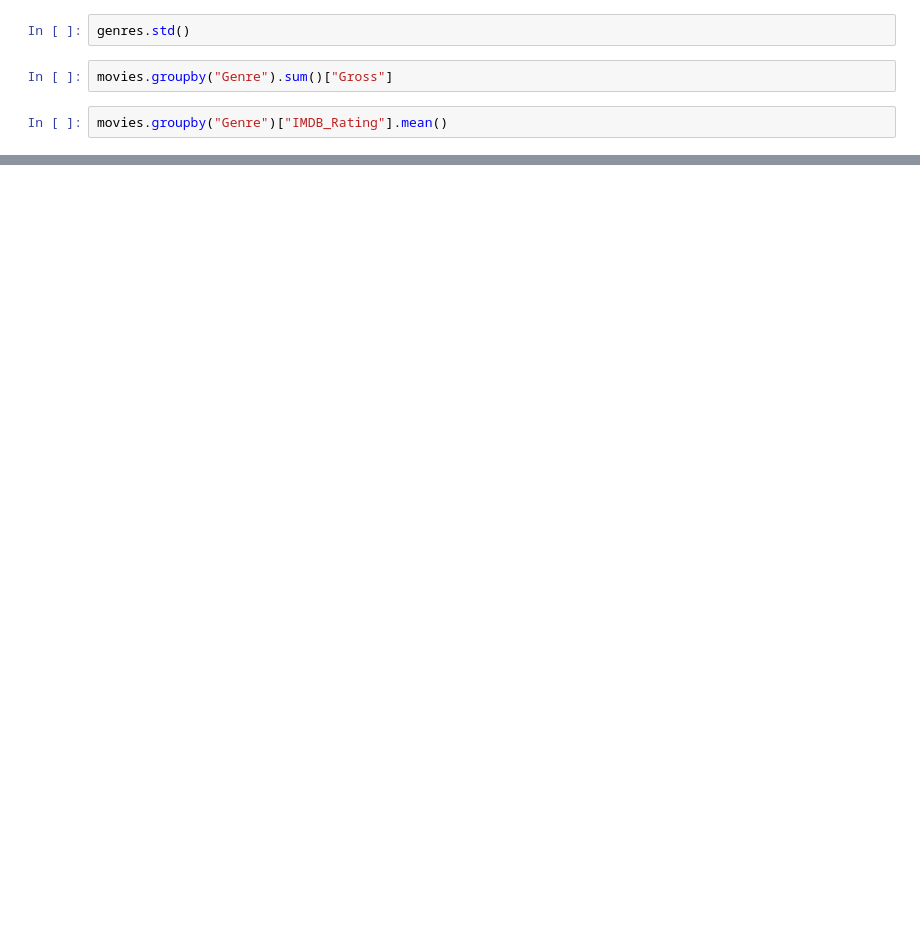
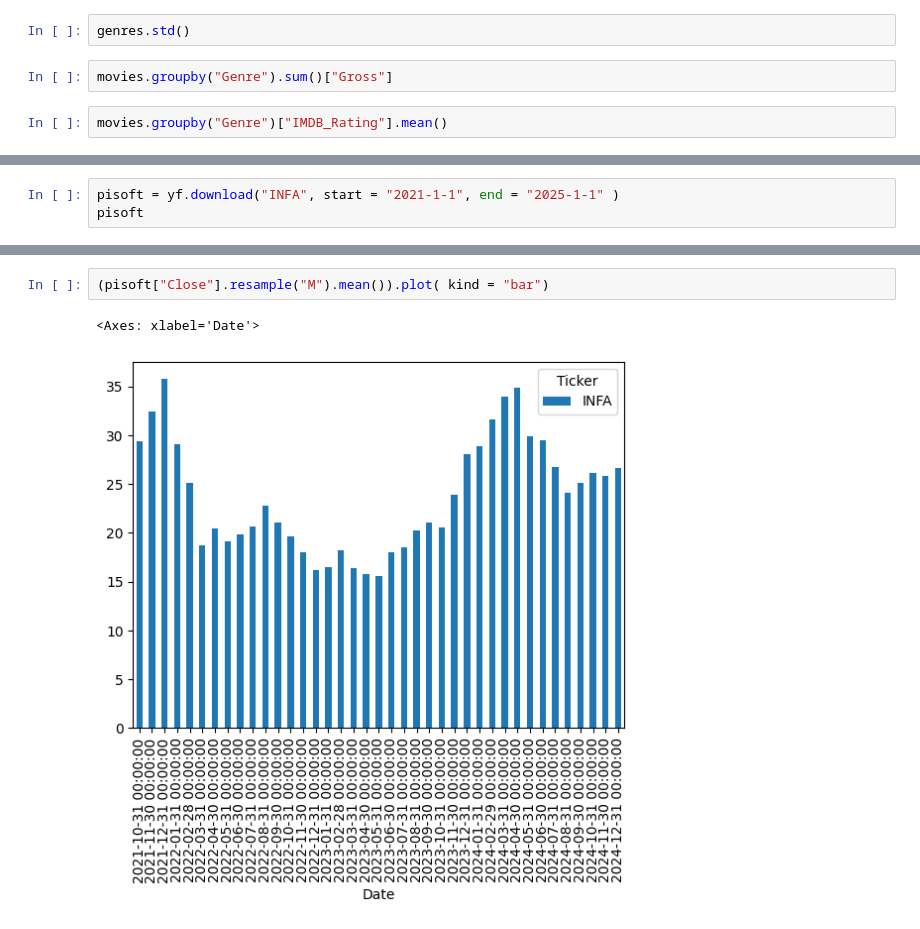
Before and after one commit to Promoter-Harsh/Pandas, a Jupyter notebook: Pandas.ipynb, the cells around one changed output, grey strips where cells are left out. Drawn from its saved outputs; the diff is of its cells as text; blank space fills up the shorter version.

```diff
--- a/Pandas.ipynb
+++ b/Pandas.ipynb
@@ -319,0 +561,3 @@ pd.concat([df1, df2], axis = 1)
+# %%
+pisoft = yf.download("INFA", start = "2021-1-1", end = "2025-1-1" )
+pisoft
@@ -319,0 +602,5 @@ pd.concat([df1, df2], axis = 1)
+# %%
+(pisoft["Close"].resample("M").mean()).plot( kind = "bar")
+# %% [output]
+<Axes: xlabel='Date'>
+[figure, added]
```
Also changed, not shown: parts of 69 cells of this notebook.
